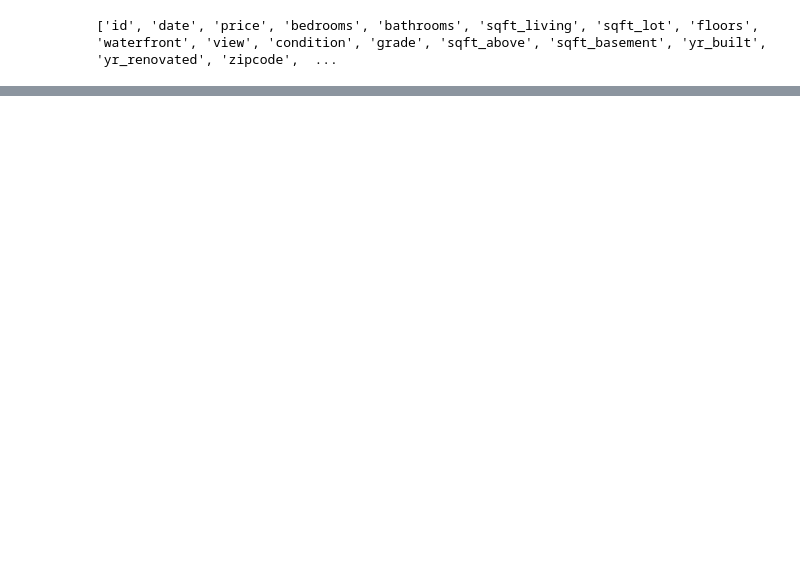
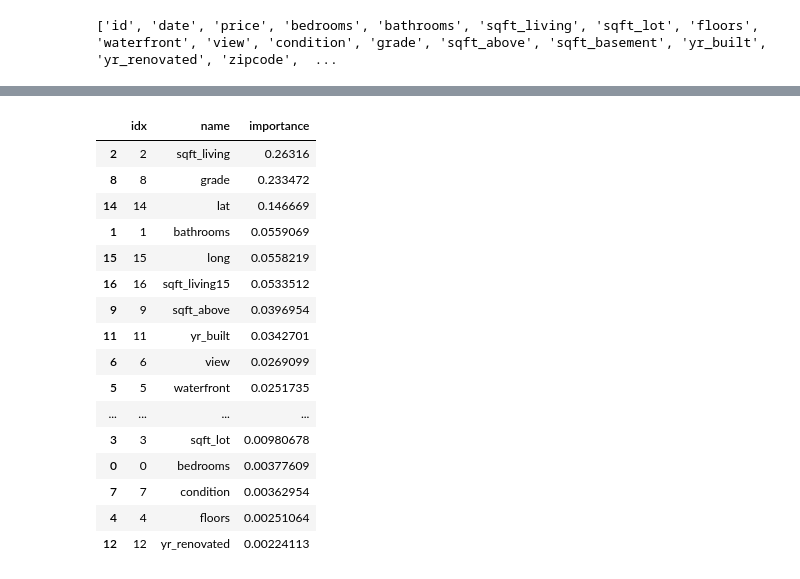
Before and after one commit to bhishanpdl/Project_House_Price_Prediction, a Jupyter notebook: notebooks/b06_regression_modelling_using_pyspark.ipynb, the cells around one changed output, grey strips where cells are left out. Cells and saved outputs as stored; diff of their text form; code cells hidden in the pictures; blank space fills up the shorter version.

```diff
--- a/notebooks/b06_regression_modelling_using_pyspark.ipynb
+++ b/notebooks/b06_regression_modelling_using_pyspark.ipynb
@@ -938,0 +970,34 @@ df_metrics
+# %%
+# https://stackoverflow.com/questions/42935914/how-to-map-features-from-the-output-of-a-vectorassembler-back-to-the-column-name
+def get_feature_importance_df(model_cv, dataset, featuresCol):
+    feat_imp = model_cv.bestModel.stages[-1].featureImportances
+    list_extract = []
+    for i in dataset.schema[featuresCol].metadata["ml_attr"]["attrs"]:
+        list_extract += dataset.schema[featuresCol].metadata["ml_attr"]["attrs"][i]
+
+    pandas_df_feat_imp = pd.DataFrame(list_extract)
+    pandas_df_feat_imp['importance'] = pandas_df_feat_imp['idx'].apply(lambda x: feat_imp[x])
+    pandas_df_feat_imp = pandas_df_feat_imp.sort_values('importance', ascending = False)
+
+    return pandas_df_feat_imp
+# %%
+pandas_df_feat_imp = get_feature_importance_df(model_cv, prediction, "features")
+pandas_df_feat_imp.style.background_gradient(subset=['importance'])
+# %% [output]
+|  | idx | name | importance |
+| 2 | 2 | sqft_living | 0.26316 |
+| 8 | 8 | grade | 0.233472 |
+| 14 | 14 | lat | 0.146669 |
+| 1 | 1 | bathrooms | 0.0559069 |
+| 15 | 15 | long | 0.0558219 |
+| 16 | 16 | sqft_living15 | 0.0533512 |
+| 9 | 9 | sqft_above | 0.0396954 |
+| 11 | 11 | yr_built | 0.0342701 |
+| 6 | 6 | view | 0.0269099 |
+| 5 | 5 | waterfront | 0.0251735 |
+| ... | ... | ... | ... |
+| 3 | 3 | sqft_lot | 0.00980678 |
+| 0 | 0 | bedrooms | 0.00377609 |
+| 7 | 7 | condition | 0.00362954 |
+| 4 | 4 | floors | 0.00251064 |
+| 12 | 12 | yr_renovated | 0.00224113 |
```
Also changed, not shown: parts of 17 cells of this notebook.
